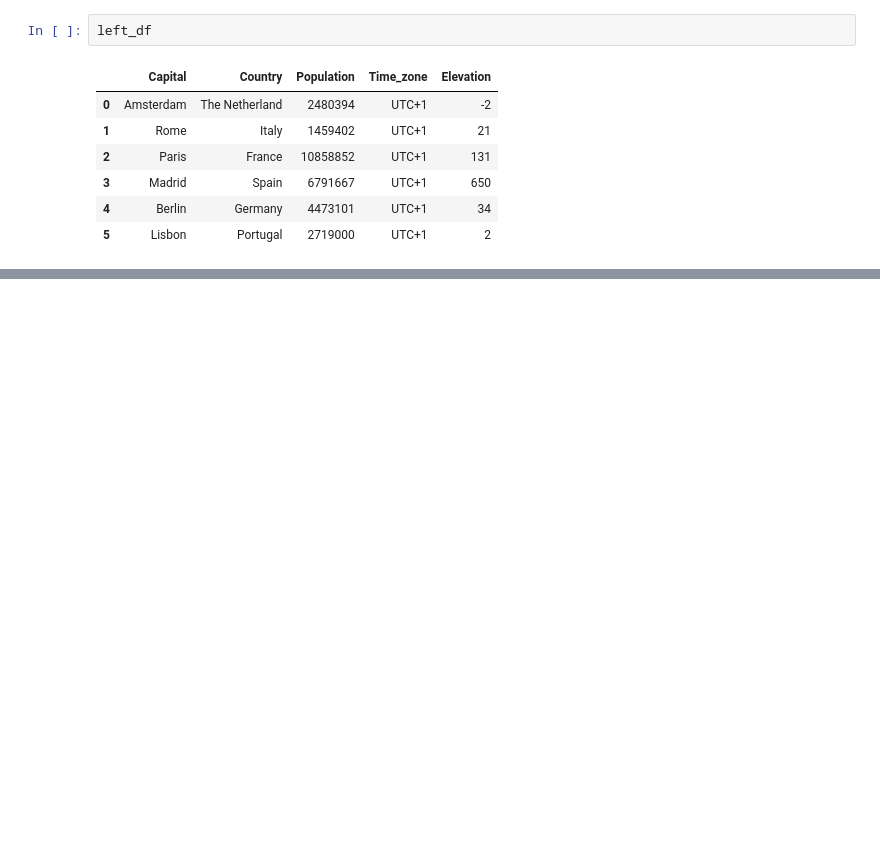
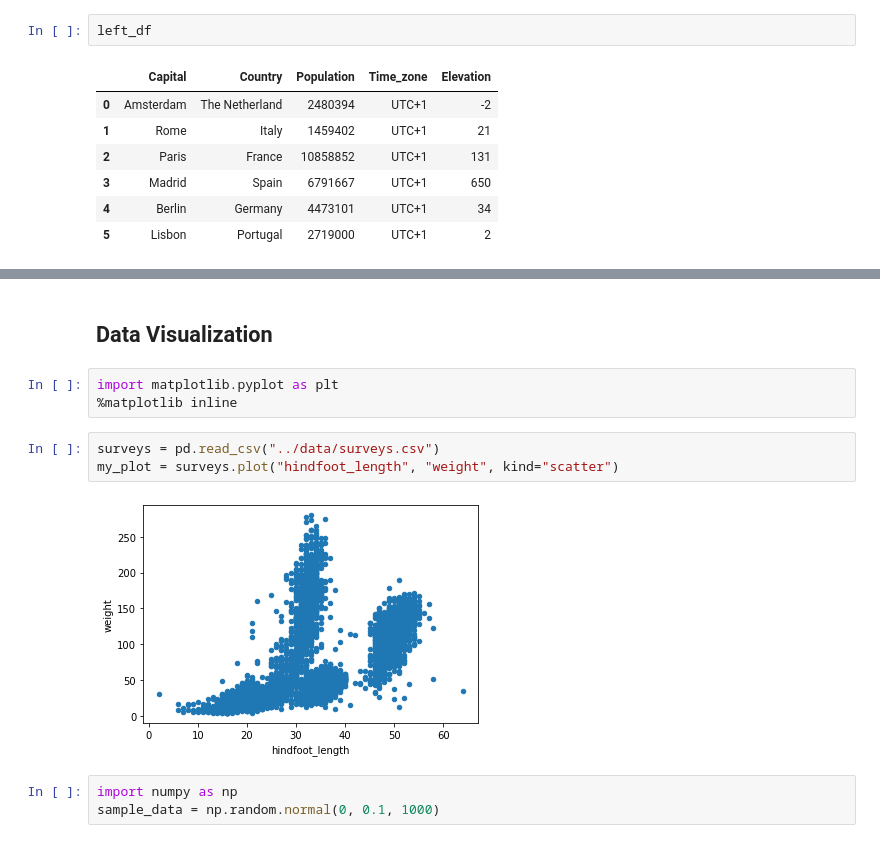
Before and after one commit to UtrechtUniversity/workshop-introduction-to-python, a Jupyter notebook: book/data-science-with-pandas-2.ipynb, the cells around one changed output, grey strips where cells are left out. Saved outputs shown, nothing was run; the diff lists cells and outputs as text; blank space fills up the shorter version.

Commit message:
First draft of data visualization session completed in data-science-with-pandas-2

```diff
--- a/book/data-science-with-pandas-2.ipynb
+++ b/book/data-science-with-pandas-2.ipynb
@@ -380,3 +380,16 @@ To better understand how join works, it may be useful to look at the diagrams be
 <li> Do you want to add information to your <strong>right</strong> DataFrame? Then you would probably need a right join; </li>
 <li> Do you want to get <strong>all</strong> the information from the two DataFrames? Then you would probably need an outer join. </li>
 </ul>
+# %% [markdown]
+## Data Visualization
+# %%
+import matplotlib.pyplot as plt
+%matplotlib inline
+# %%
+surveys = pd.read_csv("../data/surveys.csv")
+my_plot = surveys.plot("hindfoot_length", "weight", kind="scatter")
+# %% [output]
+[figure, added]
+# %%
+import numpy as np
+sample_data = np.random.normal(0, 0.1, 1000)
```
Also changed, not shown: parts of 26 cells of this notebook, 4 other files.
